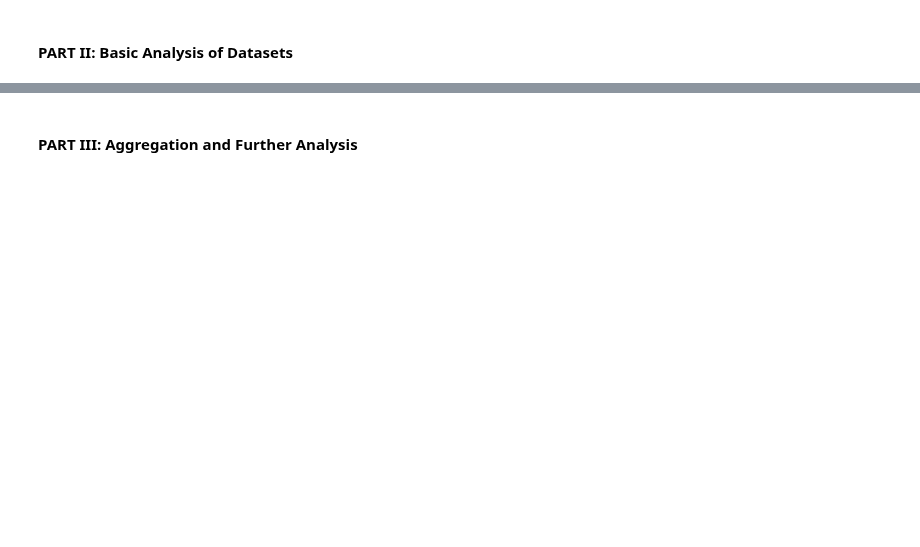
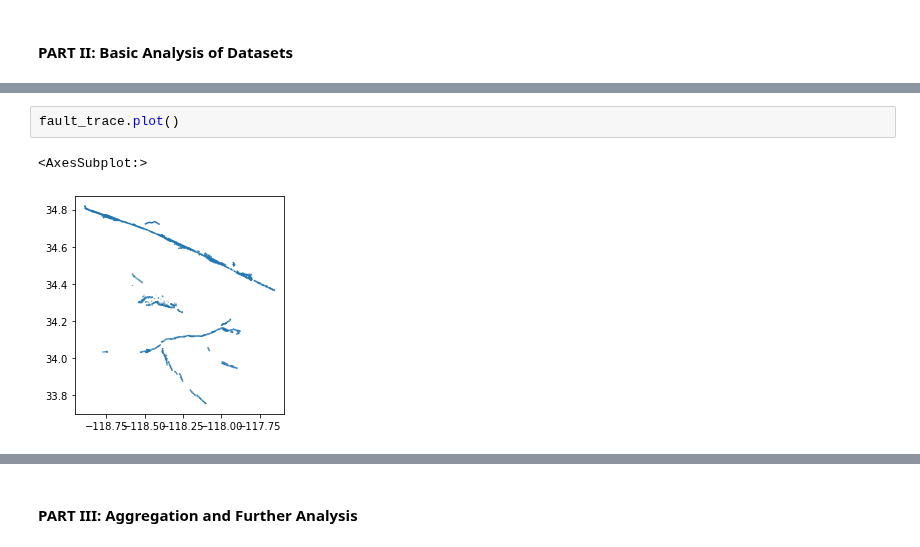
Before and after one commit to stiles/usc, a Jupyter notebook: students/shreyaag/assignments/final_project_rhysea.ipynb, the cells around one changed output, grey strips where cells are left out. Drawn from its saved outputs; the diff is of its cells as text; blank space fills up the shorter version.

```diff
--- a/students/shreyaag/assignments/final_project_rhysea.ipynb
+++ b/students/shreyaag/assignments/final_project_rhysea.ipynb
@@ -82,0 +120,5 @@ ss_condo = pd.read_csv("../data/raw/soft_story_condo.csv")
+# %%
+fault_trace.plot()
+# %% [output]
+<AxesSubplot:>
+[figure, added]
```
Also changed, not shown: parts of 37 cells of this notebook, 9 other files.
